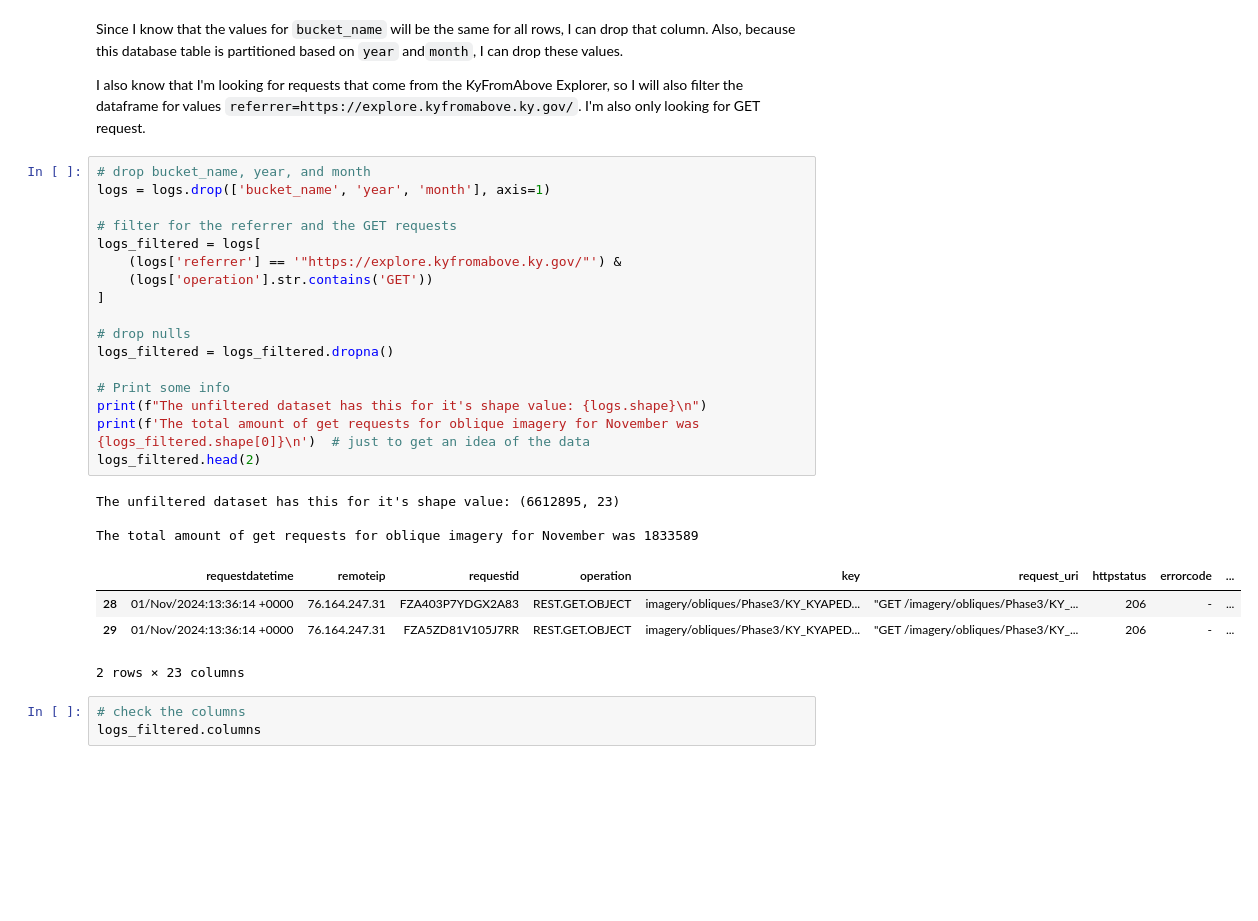
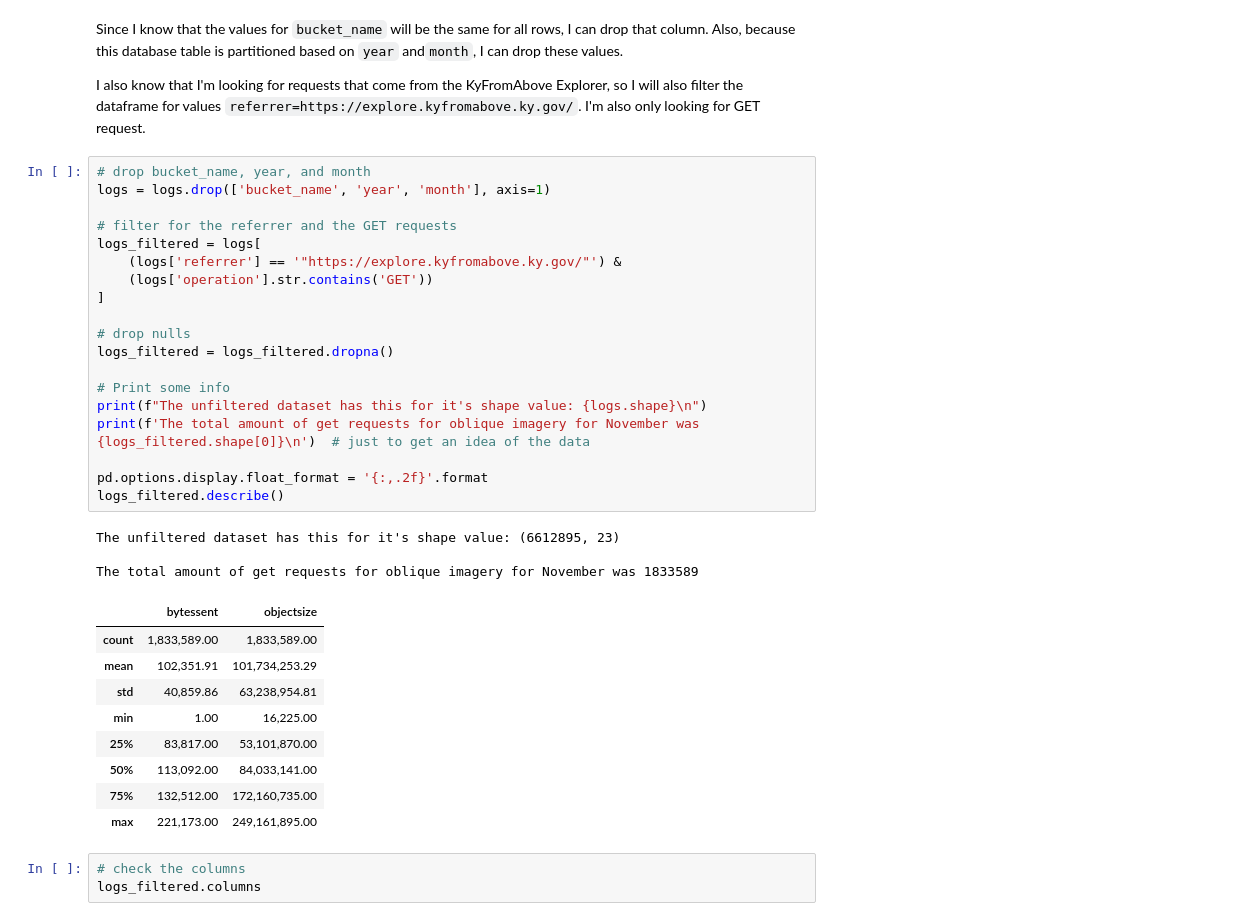
Before and after one commit to ianhorn/codeky-da-module2-project, a Jupyter notebook: data-project.ipynb, the cells around one changed output. Cells and saved outputs as stored; diff of their text form; blank space fills up the shorter version.

```diff
--- a/data-project.ipynb
+++ b/data-project.ipynb
@@ -78,28 +84,35 @@ I also know that I'm looking for requests that come from the KyFromAbove Explore
 # %%
 # drop bucket_name, year, and month
 logs = logs.drop(['bucket_name', 'year', 'month'], axis=1)
 
 # filter for the referrer and the GET requests
 logs_filtered = logs[
     (logs['referrer'] == '"https://explore.kyfromabove.ky.gov/"') &
     (logs['operation'].str.contains('GET'))
 ]
 
 # drop nulls
 logs_filtered = logs_filtered.dropna()
 
 # Print some info
 print(f"The unfiltered dataset has this for it's shape value: {logs.shape}\n")
 print(f'The total amount of get requests for oblique imagery for November was {logs_filtered.shape[0]}\n')  # just to get an idea of the data
-logs_filtered.head(2)
+
+pd.options.display.float_format = '{:,.2f}'.format
+logs_filtered.describe()
 # %% [output]
 The unfiltered dataset has this for it's shape value: (6612895, 23)
 
 The total amount of get requests for oblique imagery for November was 1833589
-|  | requestdatetime | remoteip | requestid | operation | key | request_uri | httpstatus | errorcode | ... |
-| 28 | 01/Nov/2024:13:36:14 +0000 | 76.164.247.31 | FZA403P7YDGX2A83 | REST.GET.OBJECT | imagery/obliques/Phase3/KY_KYAPED... | "GET /imagery/obliques/Phase3/KY_... | 206 | - | ... |
-| 29 | 01/Nov/2024:13:36:14 +0000 | 76.164.247.31 | FZA5ZD81V105J7RR | REST.GET.OBJECT | imagery/obliques/Phase3/KY_KYAPED... | "GET /imagery/obliques/Phase3/KY_... | 206 | - | ... |
+|  | bytessent | objectsize |
+| count | 1,833,589.00 | 1,833,589.00 |
+| mean | 102,351.91 | 101,734,253.29 |
+| std | 40,859.86 | 63,238,954.81 |
+| min | 1.00 | 16,225.00 |
+| 25% | 83,817.00 | 53,101,870.00 |
+| 50% | 113,092.00 | 84,033,141.00 |
+| 75% | 132,512.00 | 172,160,735.00 |
+| max | 221,173.00 | 249,161,895.00 |
-2 rows × 23 columns
 # %%
 # check the columns
 logs_filtered.columns
```
Also changed, not shown: parts of 13 cells of this notebook.
